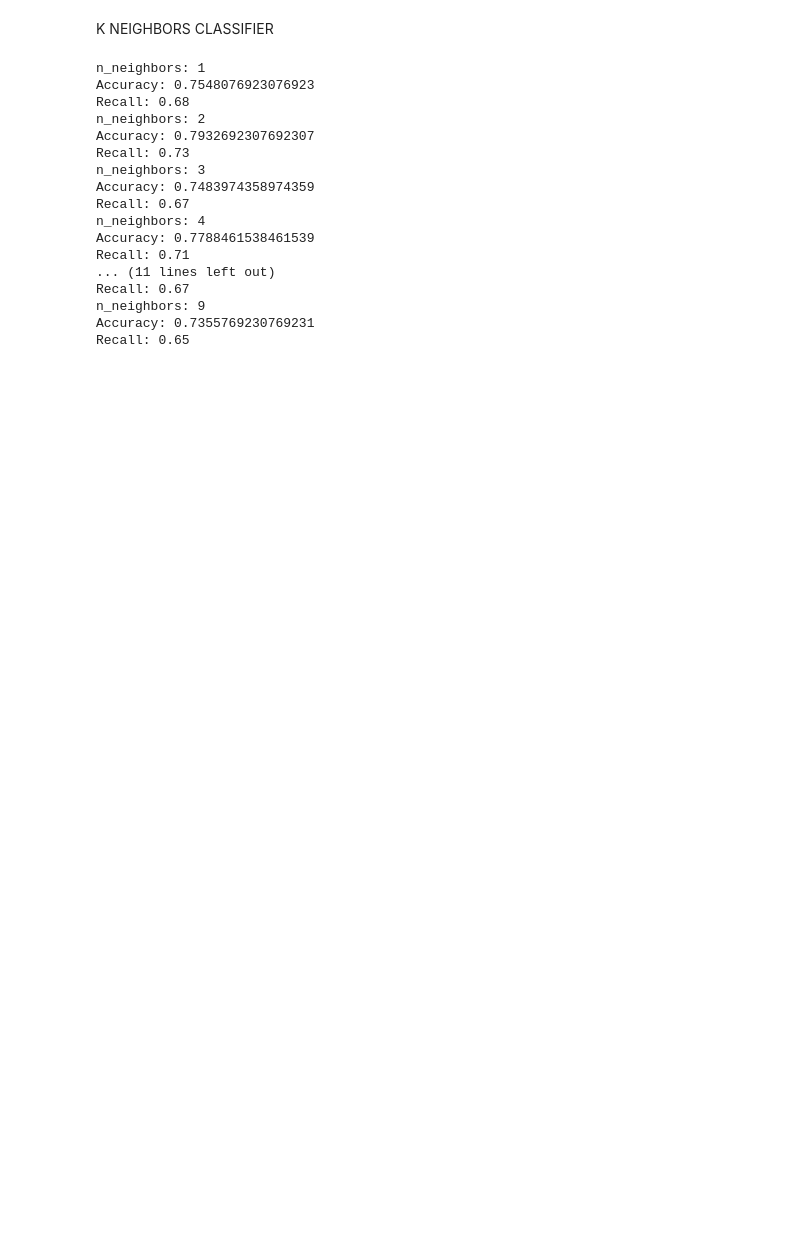
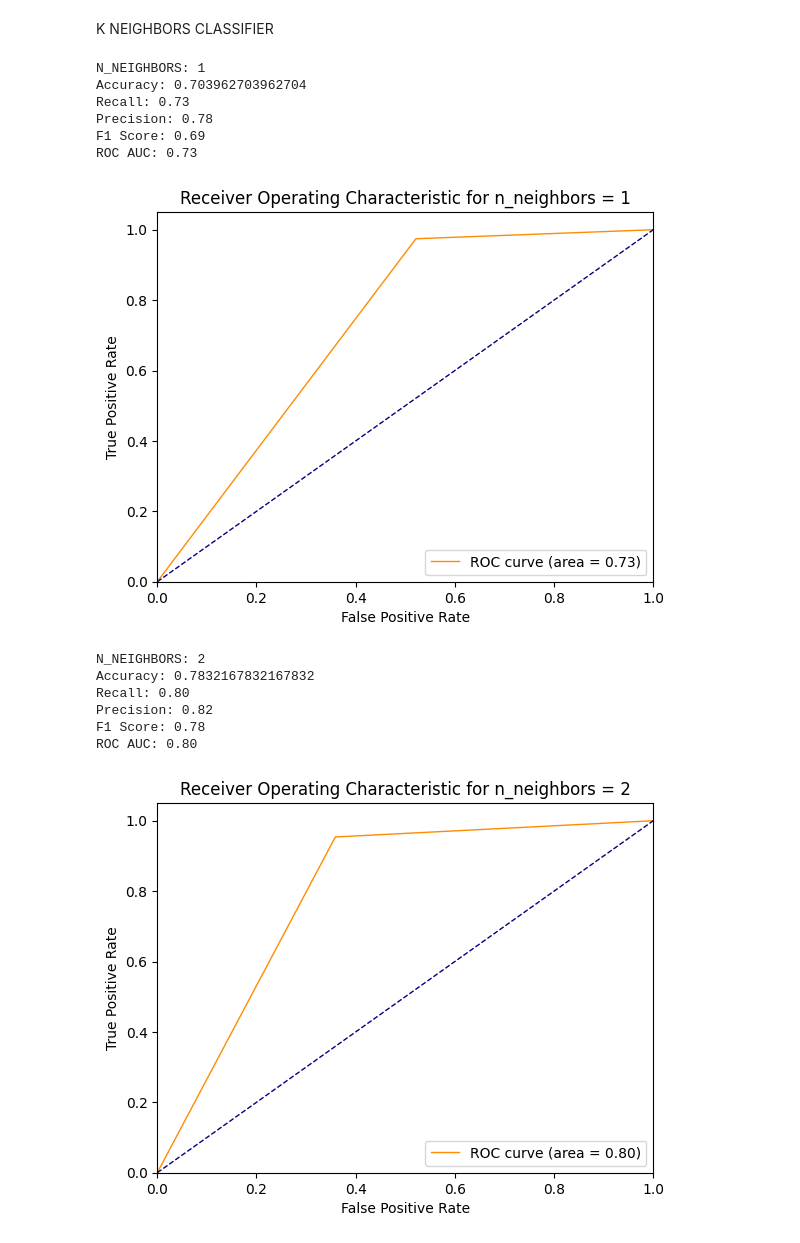
Before and after one commit to VeneziaFanny/zoidberg, a Jupyter notebook: zoidberg.ipynb, the cells around one changed output. Saved outputs shown, nothing was run; the diff lists cells and outputs as text; code cells hidden in the pictures; blank space fills up the shorter version.

```diff
--- a/zoidberg.ipynb
+++ b/zoidberg.ipynb
@@ -185,36 +216,67 @@ K NEIGHBORS CLASSIFIER
 # %%
 # Accuracy en utilisant K-Nearest Neighbors
 from sklearn.neighbors import KNeighborsClassifier
-from sklearn.metrics import accuracy_score, recall_score
+from sklearn.preprocessing import LabelEncoder
+import matplotlib.pyplot as plt
+from sklearn.metrics import accuracy_score, recall_score, precision_score, f1_score, roc_auc_score, roc_curve, auc
+
+# Créer un LabelEncoder
+le = LabelEncoder()
+
+# Ajuster le LabelEncoder à y_train et transformer y_train
+y_train_encoded = le.fit_transform(loader.y_train)
 
 for i in range(10):
   if i !=0:
     # modèle KNN proposé dans le bootstrap qui se base sur la moyenne des valeurs
     model = KNeighborsClassifier(n_neighbors=i) # n_neighbors=k est un hyperparamètre -> indique le nombre de voisins les plus proches à prendre en compte lors de la prédiction
     # entraînement du modèle
     model.fit(loader.x_train_reshaped, loader.y_train)
     y_pred = model.predict(loader.x_test_reshaped)
 
-    accuracy = accuracy_score(loader.y_test, y_pred) #et ici aussi met y_train
+    # Transformer y_test et y_pred avec le LabelEncoder
+    y_test_encoded = le.transform(loader.y_test)
+    y_pred_encoded = le.transform(y_pred)
+    # Calculer les taux de vrais positifs et de faux positifs
+    fpr, tpr, thresholds = roc_curve(y_test_encoded, y_pred_encoded)
+    roc_auc = auc(fpr, tpr)
+
+    accuracy = accuracy_score(loader.y_test, y_pred)
     recall = recall_score(loader.y_test, y_pred, average='macro')
-    print("n_neighbors:", i)
+    precision = precision_score(loader.y_test, y_pred, average='macro')
+    f1 = f1_score(loader.y_test, y_pred, average='macro')
+    roc_auc = roc_auc_score(y_test_encoded, y_pred_encoded)
+
+    print("N_NEIGHBORS:", i)
     print("Accuracy:", accuracy)
     print(f"Recall: {recall:.2f}")
+    print(f"Precision: {precision:.2f}")
+    print(f"F1 Score: {f1:.2f}")
+    print(f"ROC AUC: {roc_auc:.2f}")
+
+    # Tracer la courbe ROC
+    plt.figure()
+    plt.plot(fpr, tpr, color='darkorange', lw=1, label='ROC curve (area = %0.2f)' % roc_auc)
+    plt.plot([0, 1], [0, 1], color='navy', lw=1, linestyle='--')
+    plt.xlim([0.0, 1.0])
+    plt.ylim([0.0, 1.05])
+    plt.xlabel('False Positive Rate')
+    plt.ylabel('True Positive Rate')
+    plt.title('Receiver Operating Characteristic for n_neighbors = %d' % i)
+    plt.legend(loc="lower right")
+    plt.show()
 # %% [output]
-n_neighbors: 1
-Accuracy: 0.7548076923076923
-Recall: 0.68
-n_neighbors: 2
-Accuracy: 0.7932692307692307
+N_NEIGHBORS: 1
+Accuracy: 0.703962703962704
 Recall: 0.73
-n_neighbors: 3
-Accuracy: 0.7483974358974359
-Recall: 0.67
-n_neighbors: 4
-Accuracy: 0.7788461538461539
-Recall: 0.71
-... (11 lines left out)
-Recall: 0.67
-n_neighbors: 9
-Accuracy: 0.7355769230769231
-Recall: 0.65
+Precision: 0.78
+F1 Score: 0.69
+ROC AUC: 0.73
+[figure, added]
+N_NEIGHBORS: 2
+Accuracy: 0.7832167832167832
+Recall: 0.80
+Precision: 0.82
+F1 Score: 0.78
+ROC AUC: 0.80
+[figure, added]
```
Also changed, not shown: parts of 7 cells of this notebook, 1 other file.
